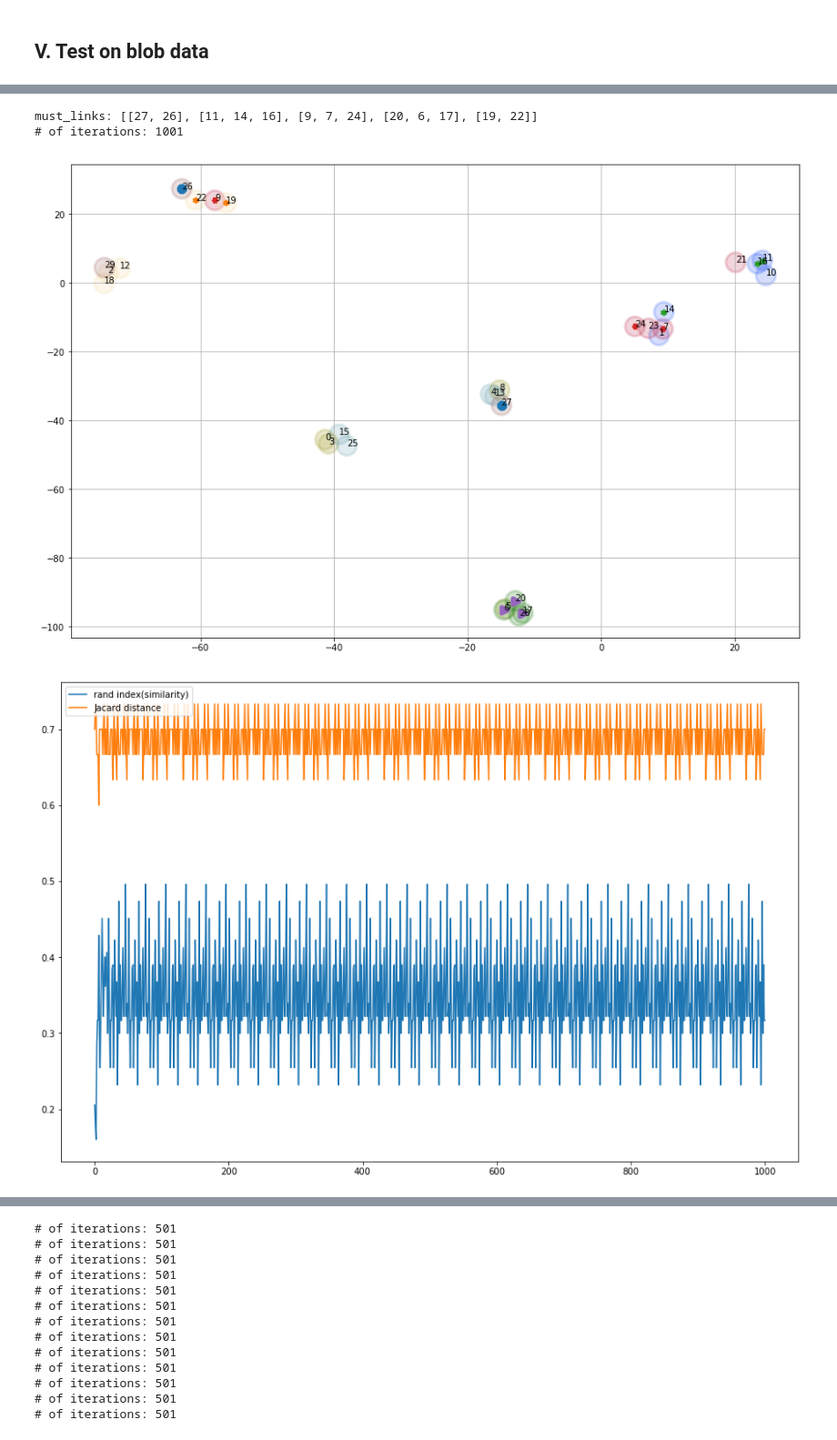
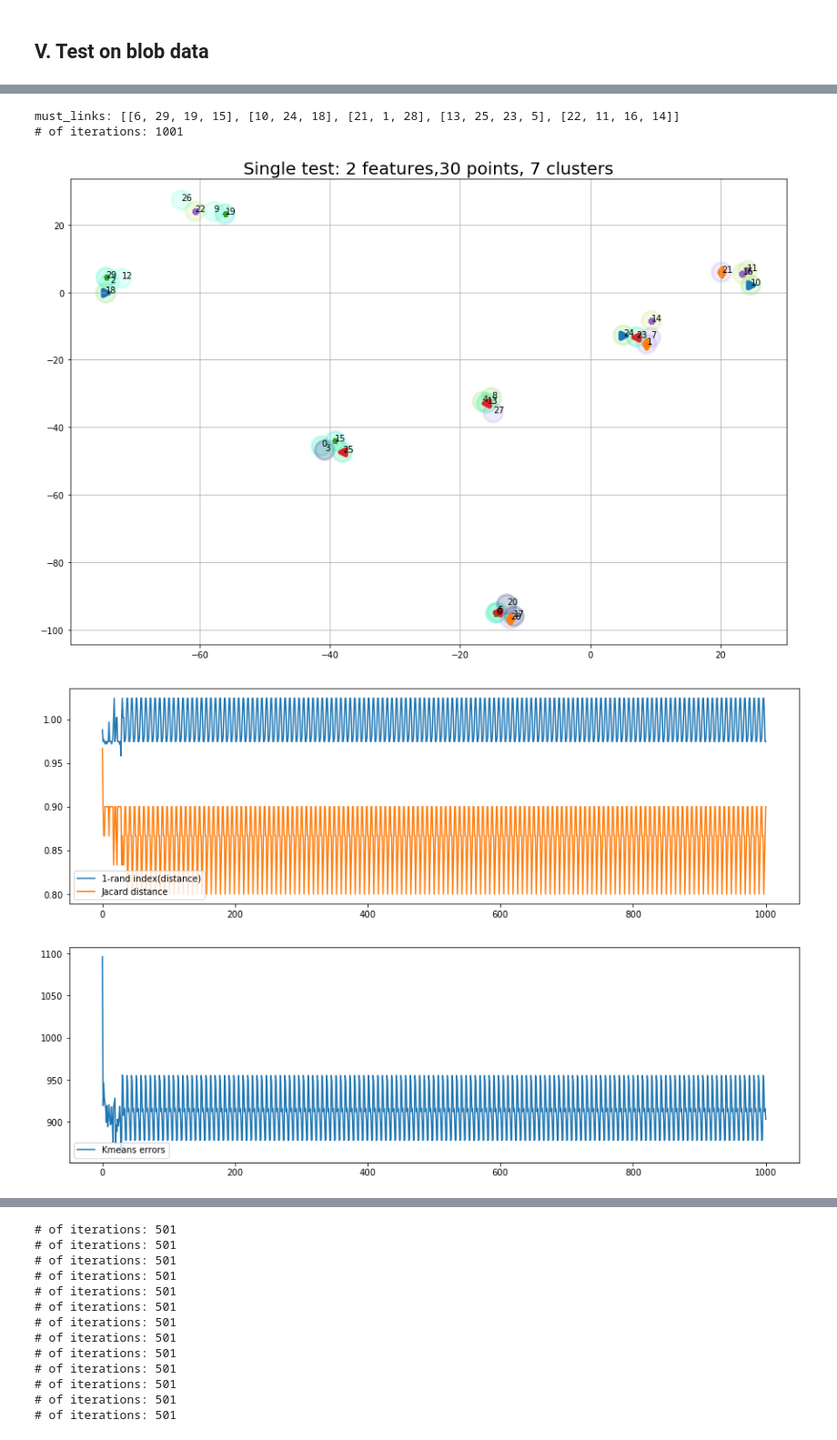
Before and after one commit to marcopolocai/BostonHack-Project, a Jupyter notebook: Constrains_Kmeans.ipynb, the cells around one changed output, grey strips where cells are left out. Shown at 91% size. Saved outputs shown, nothing was run; the diff lists cells and outputs as text; code cells hidden in the pictures.

Commit message:
9/26 test with Gaussian data

```diff
--- a/Constrains_Kmeans.ipynb
+++ b/Constrains_Kmeans.ipynb
@@ -109,7 +109,7 @@ def cons_km(features, ml, k, ub = 6, MAX_ITERATIONS = 100, alpha = 0.5, ground_t
         alpha
 
     Returns:
-        k clusters.
+        k clusters: lable, centriod, error at every iteration
 
     Raises:
         IOError: An error occurred when the given upper bound is not attainable.
@@ -151,7 +151,9 @@ def cons_km(features, ml, k, ub = 6, MAX_ITERATIONS = 100, alpha = 0.5, ground_t
         lable = get_lable(features, lable, centroids, free, ub, k)
         centroids = get_centroids(features, lable, k)
         if len(ground_truth)>0:
-            errors.append(clusters_error(lable,ground_truth))
+            errors.append(clusters_error(lable,ground_truth,features,centroids))
+        else:
+            errors.append(kmeans_error(centroids,lable,features))
 
     print('# of iterations:',iterations)
     return centroids,lable,errors
@@ -321,42 +331,47 @@ def clusters_error(lable,y):
 # %%
 """
-Single test
+Single test: 2 feature
 """
 #constraints-kmean
 mlml = must_links_generators(X,5,2,3)
 f = X.tolist()
 print('must_links:',mlml)
 cen,lab,errors = cons_km(features=f,ml=mlml,k=7,alpha=0.01,MAX_ITERATIONS=1000,ub=5,ground_truth=y)
 
 # visualize plot
 fig, ax = plt.subplots(figsize=(15,10))
 r = lambda: rd.randint(0,255)
 colors = ['#%02X%02X%02X' % (r(),r(),r()) for i in range(30)]
 
 plt.scatter([x[0] for x in f], [x[1] for x in f], s=500, c=[colors[x] for x in lab],lw=3,alpha =0.2)
 
-markers = ['x','+','<','1','d','>','2','3','4','8']
+markers = ['2','3','4','8','x','+','<','1','d','>']
 for group in mlml:
     temp = markers.pop()
     plt.scatter([f[x][0] for x in group], [f[x][1] for x in group], s=50,lw=5,marker=temp)
 
 for i, txt in enumerate(range(len(f))):
     ax.annotate(txt, (f[i][0],f[i][1]))
-
+plt.title('Single test: 2 features,30 points, 7 clusters',fontsize =20)
 plt.grid()
 plt.show()
 
 # visualize error
 plt.figure(figsize=(15,10))
-l1, =plt.plot(range(len(errors)),[x[0] for x in errors],label ='rand index(similarity)')
+plt.subplot(211)
+l1, =plt.plot(range(len(errors)),[x[0] for x in errors],label ='1-rand index(distance)')
 l2, = plt.plot(range(len(errors)),[x[1] for x in errors],label ='Jacard distance')
-plt.legend(handles=[l1,l2], loc=2)
+plt.legend(handles=[l1,l2], loc=3)
+
+plt.subplot(212)
+l3, = plt.plot(range(len(errors)),[x[2] for x in errors],label ='Kmeans errors')
+plt.legend(handles=[l3], loc=3)
 plt.show()
 # %% [output]
-must_links: [[27, 26], [11, 14, 16], [9, 7, 24], [20, 6, 17], [19, 22]]
+must_links: [[6, 29, 19, 15], [10, 24, 18], [21, 1, 28], [13, 25, 23, 5], [22, 11, 16, 14]]
 # of iterations: 1001
-[figure, old version]
+[figure, new version]
-[figure, old version]
+[figure, new version]
 # %%
 """
 How error change as #constraints increases?
```
Also changed, not shown: parts of 8 cells of this notebook.
